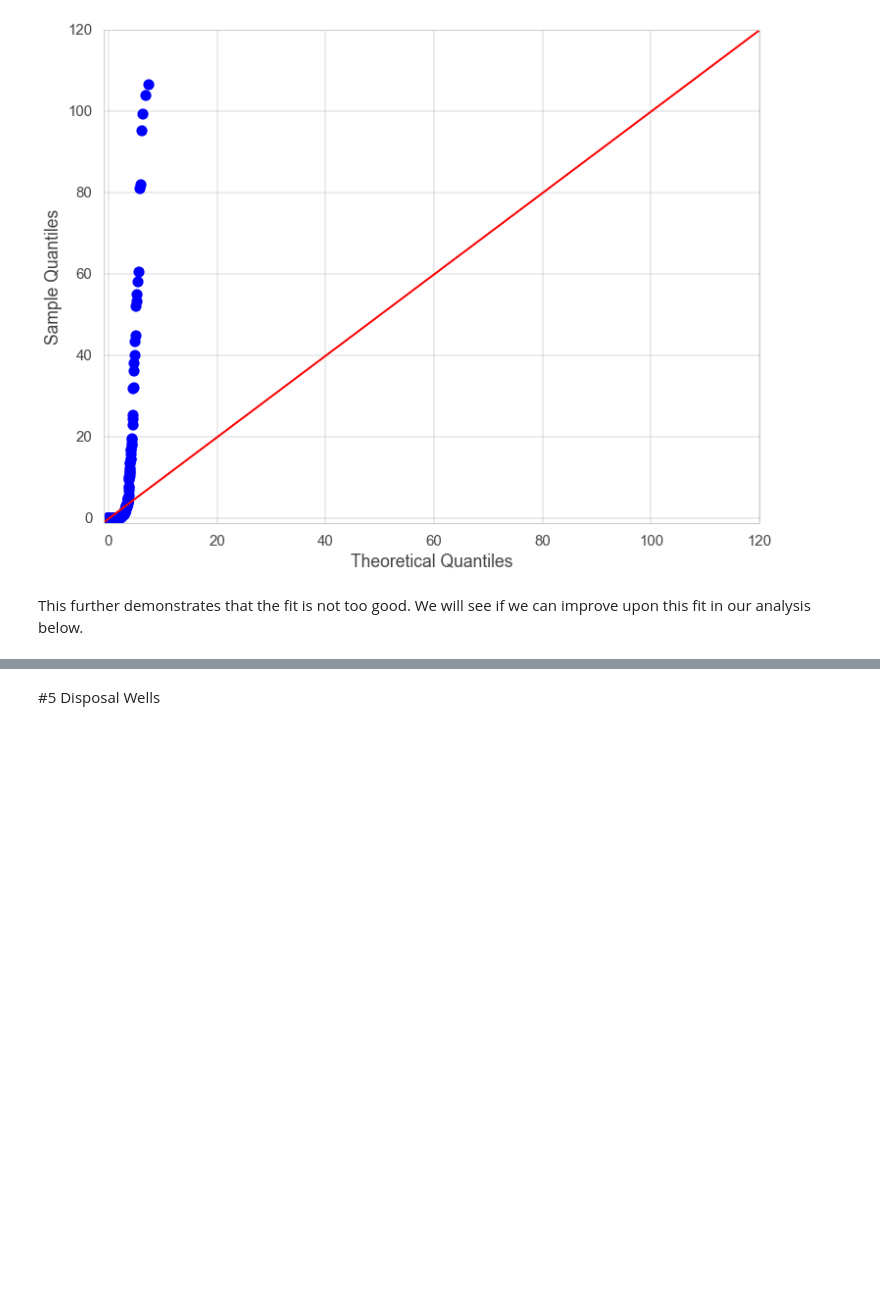
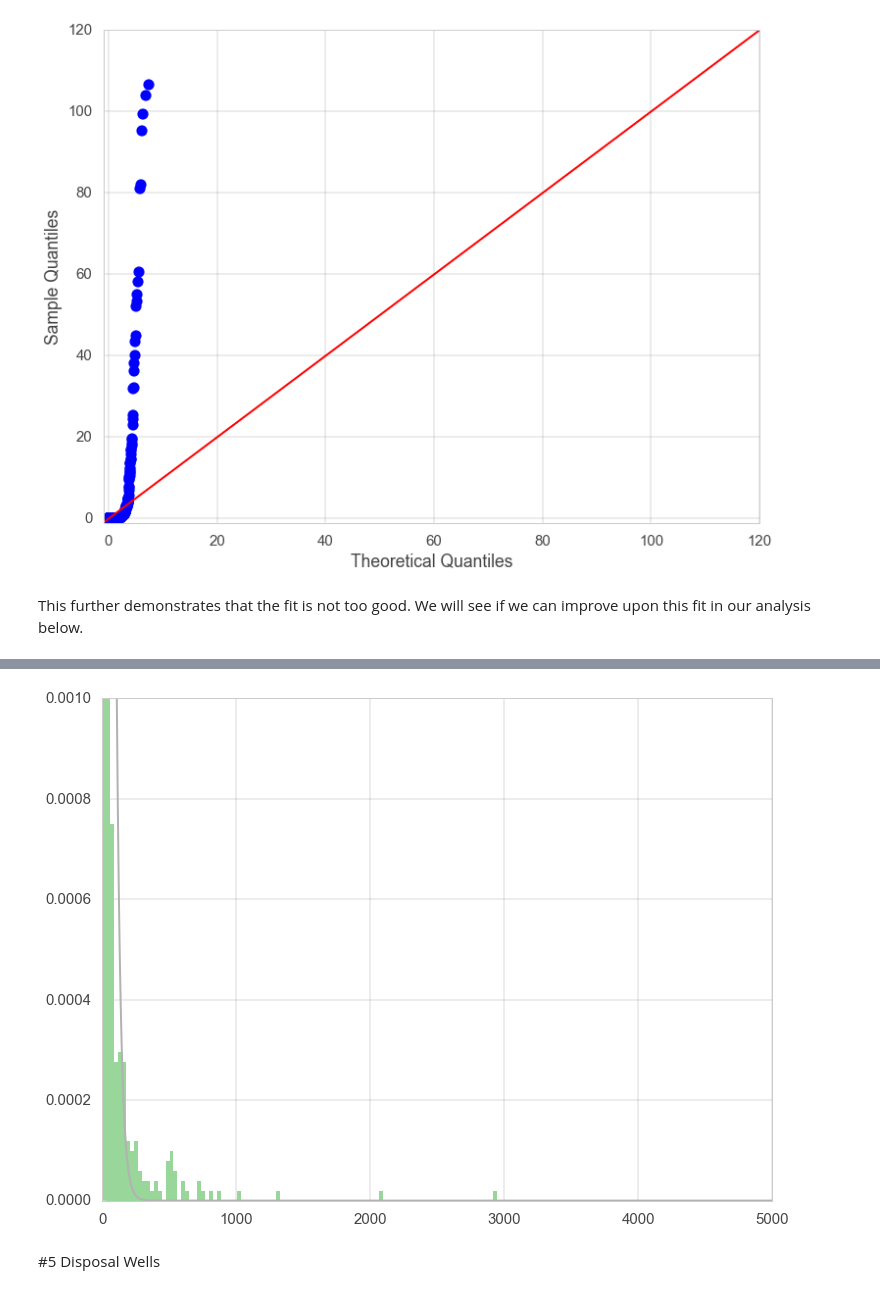
Before and after one commit to tperol/earthquake-clusters, a Jupyter notebook: Final.ipynb, the cells around one changed output, grey strips where cells are left out. Cells and saved outputs as stored; diff of their text form; code cells hidden in the pictures; blank space fills up the shorter version.

```diff
--- a/Final.ipynb
+++ b/Final.ipynb
@@ -604,3 +631,9 @@ This further demonstrates that the fit is not too good. We will see if we can im
+# %%
+af2010 = eq_df[eq_df.year_float>=2010]
+deltas3 = get_hours_between(af2010[af2010.prefmag>=3])
+fit = fit_expo(deltas3, bins=100, xmax=5000, ymax=0.001)
+# %% [output]
+[figure, added]
 # %% [markdown]
 #5 Disposal Wells
 # %% [markdown]
```
Also changed, not shown: parts of 12 cells of this notebook.
